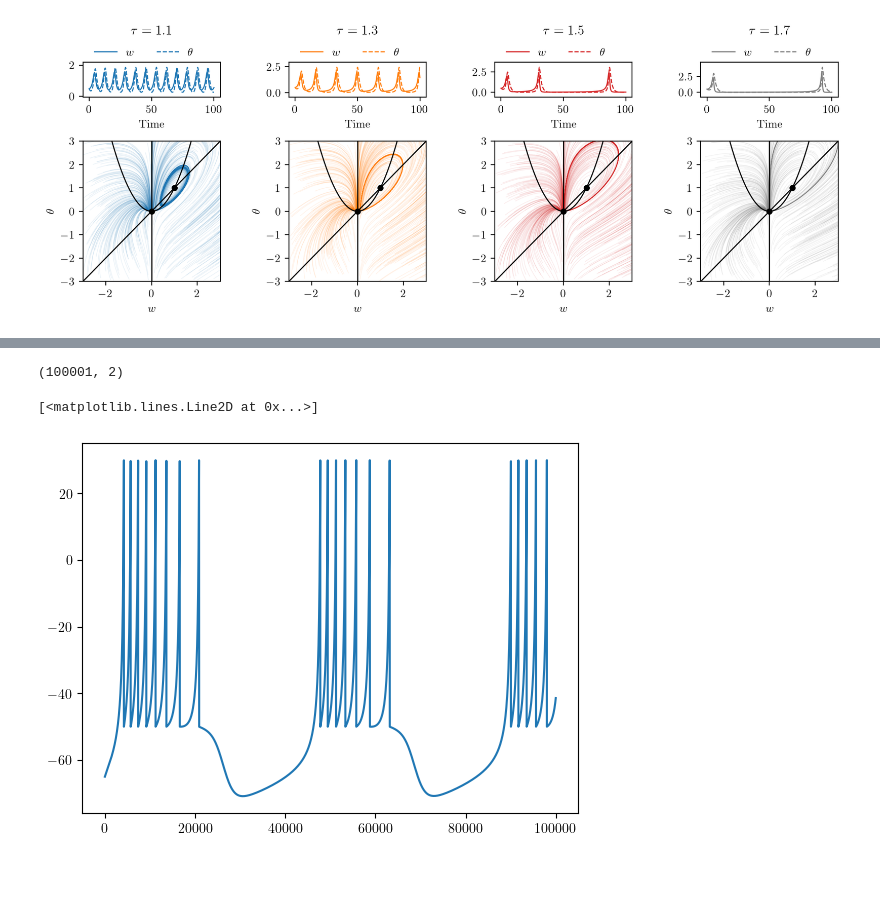
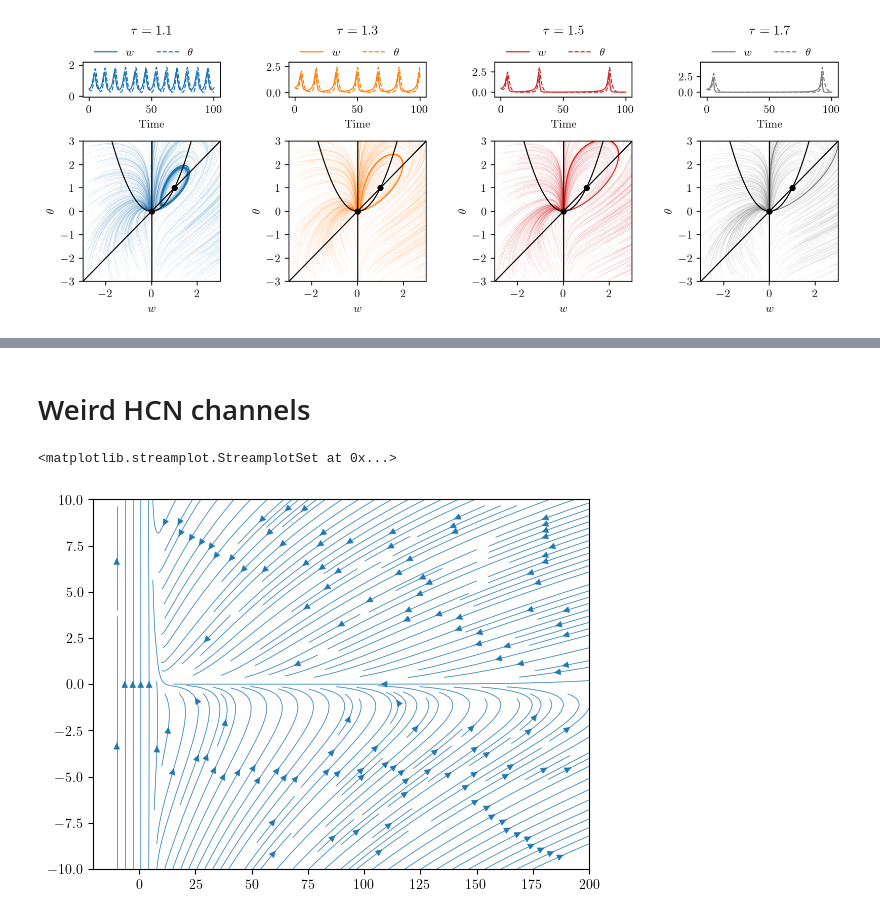
Before and after one commit to janko-petkovic/drawer, a Jupyter notebook: notebooks/squadra.ipynb, the cells around one changed output, grey strips where cells are left out. Saved outputs shown, nothing was run; the diff lists cells and outputs as text; code cells hidden in the pictures; blank space fills up the shorter version.

```diff
--- a/notebooks/squadra.ipynb
+++ b/notebooks/squadra.ipynb
@@ -150,35 +148,32 @@ from array import array
-# %%
-def free_RHS(t,x,a,b,I):
-    v, u = x
-    return np.array((
-        0.04*v**2 + 5*v + 140 - u + I,
-        a * (b*v - u)
-    ))
-
-
-yt = [np.array((-65,0))]
-dt = 1e-3
-steps = 100000
-a = 0.02
-b = 0.2
-c = -50
-d = 2
-I = 20
-
-
-for _ in range(steps):
-    y = free_RHS(0, yt[-1],a,b,I)*dt + yt[-1]
-    if y[0] > 30:
-        y[0] = c
-        y[1] = y[1] + d
-    yt.append(y)
-
-yt = np.stack(yt)
-yt.shape
-# %% [output]
-(100001, 2)
-# %%
-plt.plot(yt.T[0])
-# %% [output]
-[<matplotlib.lines.Line2D at 0x...>]
-[figure, removed]
+# %% [markdown]
+# Weird HCN channels
+# %%
+def hbar(V):
+    return np.exp(-(V-10))
+
+def free_RHS(V,h, tau_V, tau_h, V_zero, V_c,):
+
+    return (
+        -1/tau_V * (V - V_zero) + h * (V_c - V),
+        -1/tau_h * (h - hbar(V)),
+    )
+
+RHS = partial(
+    free_RHS,
+    tau_V = 1,
+    tau_h = .1,
+    V_zero = -40,
+    V_c = -20
+)
+
+V = np.linspace(-10,200,100)
+h = np.linspace(-10,10,100)
+
+VV, hh = np.meshgrid(V, h)
+
+AA, BB = RHS(VV, hh)
+
+plt.streamplot(VV, hh, AA, BB, density=2, linewidth=0.5)
+# %% [output]
+<matplotlib.streamplot.StreamplotSet at 0x...>
+[figure, added]
```
Also changed, not shown: parts of 4 cells of this notebook, 3 other files.
